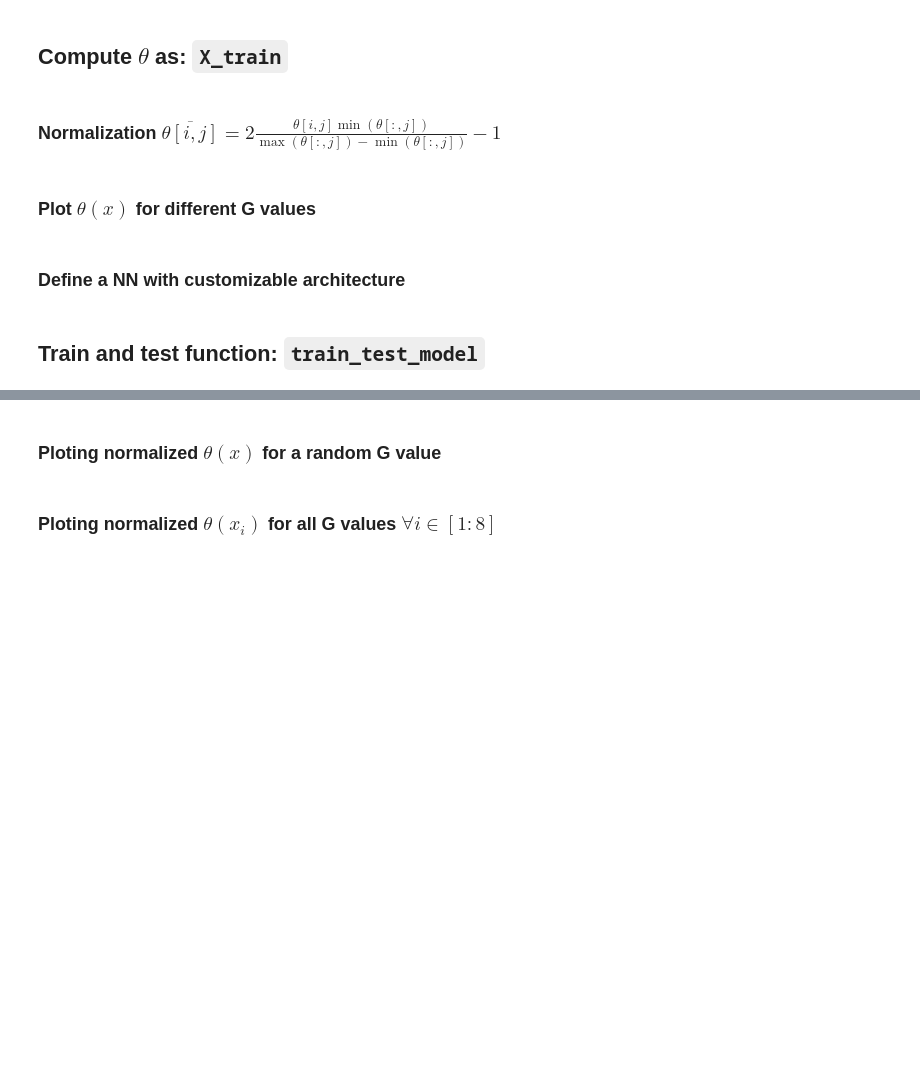
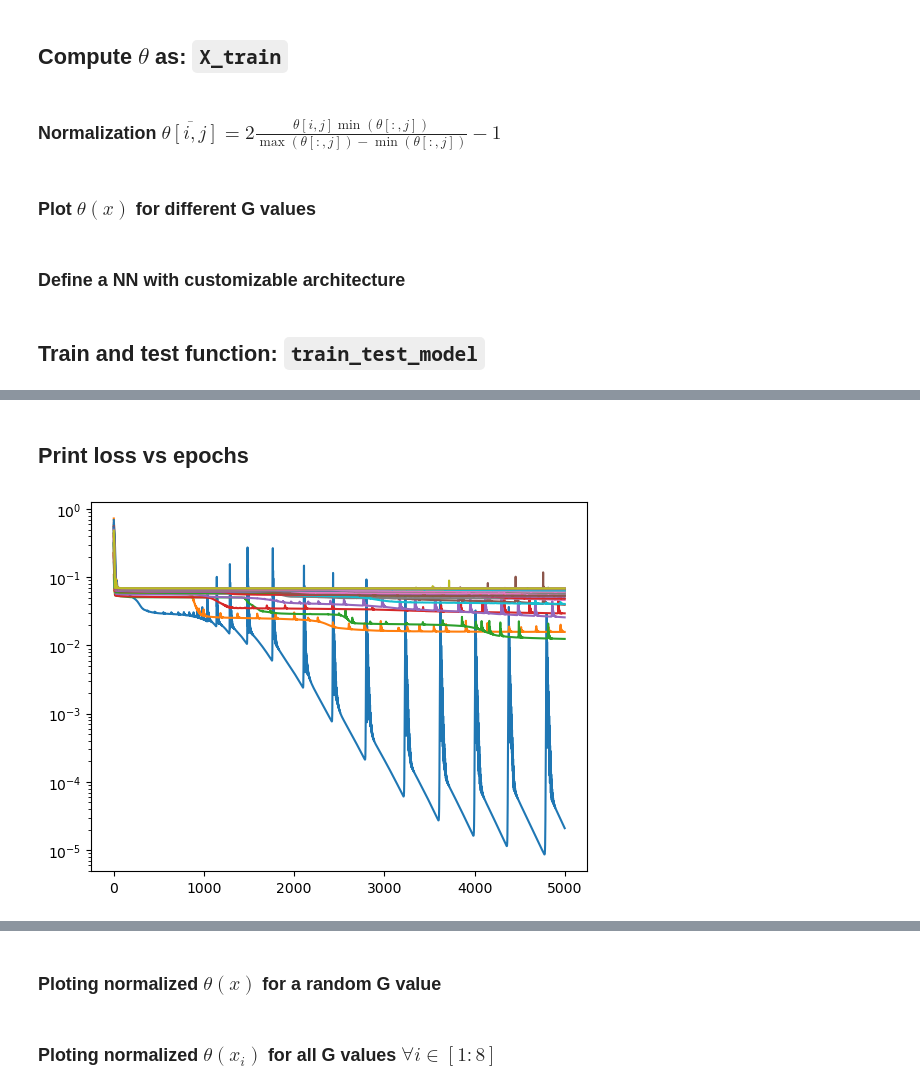
Before and after one commit to mvanzulli/Heat_Transfer_PINN, a Jupyter notebook: playground/Part1.ipynb, the cells around one changed output, grey strips where cells are left out. Cells and saved outputs as stored; diff of their text form; code cells hidden in the pictures; blank space fills up the shorter version.

```diff
--- a/playground/Part1.ipynb
+++ b/playground/Part1.ipynb
@@ -111,7 +111,9 @@ def normalize_ij(xi, xmax, xmin):
 
 def normalize(X_array):
     """
-    Normalize an array by columns computing the max and min.
+    Normalize an array by columns computing the max and min of each column.
+
+    Parameters:
     X_array(numpy array): Array to be normalized.
     """
     # Normalize input vector X by each feature
@@ -174,7 +176,7 @@ def train_test_model(
     Parameters:
        num_data_trainging (int):        Number of samples.
        nun_nuerons_hidden_layers (int): Number of neurons for each hidden layer.
-       num_hidden_layers (int):      Number of hidden layers.
+       num_hidden_layers (int):         Number of hidden layers.
        num_epochs (int):                Number of epochs to train the model.
        X_train (ndarray):               Numpy array contaning the traning set inputs.
        Y_train (ndarray):               Numpy array contaning the training set outputs.
@@ -197,7 +199,7 @@ def train_test_model(
     # Normalize X_train
     normalized_X_reduced_train = normalize(X_train_reduced)
 
-    # Transofrm from numpy to torch  into torch x_train and y_train
+    # Transofrm from numpy to torch into torch x_train and y_train
     x_train = torch.from_numpy(normalized_X_reduced_train.reshape(-1,num_col_Xr)).float()
     y_train = torch.from_numpy(Y_train_reduced.reshape(-1,num_col_Y)).float()
 
@@ -238,7 +240,7 @@ def train_test_model(
         y_test = y_pred.detach().numpy()
 
         # Print gif for a 50 epochs step
-        if epoch%50==0 and generate_gif :
+        if epoch%50==0 and generate_gif:
             plt.cla()
             ax.set_xlabel('x', fontsize=32)
             ax.set_ylabel('y', fontsize=32)
@@ -269,18 +271,16 @@ def train_test_model(
     ############# TESTING STAGE ##################
     ###############################################
     # Normalize X_test
-    X_test_reduced = X_test[:num_data_training,1:]
+    X_test_reduced = X_test[:,1:]
     normalized_X_test = normalize(X_test_reduced)
 
     # Convert into torch x_test and y_test
-    x_test = torch.from_numpy(normalized_X_test[:,0].reshape(-1,1)).float()
+    x_test = torch.from_numpy(normalized_X_test.reshape(-1,num_col_Xr)).float()
     y_test = torch.from_numpy(Y_test.reshape(-1,num_col_Y)).float()
 
     # Compute y predict
     y_nn = Net(x_test)
-    print(y_nn.shape)
     error_test = loss_function(y_nn, y_test).detach().numpy()  # Notice the order: NN Pred first and then actual value
-
 
     return adam_only_loss, error_test
 
@@ -288,15 +288,14 @@ def train_test_model(
 
 ### Train the model for different number num_data_training
 # def train_model(num_data_training, num_of_neurons, num_epochs, X_train, Y_train):
-nun_data_training = range(10,20,10)
-num_epochs = 500
-num_of_neurons = 8
-num_of_hidden_layers = 1
+nun_data_training = range(10,400,10)
+num_epochs = 5000
+num_of_neurons = 32
+num_of_hidden_layers = 4
 
-error_list = []
+error_list = np.zeros(len(nun_data_training))
+loss = np.zeros((len(nun_data_training),num_epochs))
 
-loss = np.zeros((len(nun_data_training),num_epochs))
 for i,num_data in enumerate(nun_data_training):
-    lossij, error = train_test_model(num_data, num_of_neurons, num_of_hidden_layers, num_epochs, X_train, Y_train, X_test, Y_test)
-    error_list.append(error)
-error_list
+    loss[i,:], error = train_test_model(num_data, num_of_neurons, num_of_hidden_layers, num_epochs, X_train, Y_train, X_test, Y_test)
+    error_list[i] = error
@@ -302,0 +320,13 @@ error_list
+# %% [markdown]
+## Print loss vs epochs
+# %%
+num_data_training_plot_case = 10
+for i,num_data_training_plot_case in enumerate(nun_data_training):
+    label = "Number of data used to train {}".format(num_data_training_plot_case)
+    plt.plot(range(num_epochs), loss[i,:], label="")
+    plt.yscale('log')
+
+
+# plt.legend(loc = 'best')
+# %% [output]
+[figure, added]
```
Also changed, not shown: parts of 4 cells of this notebook.
